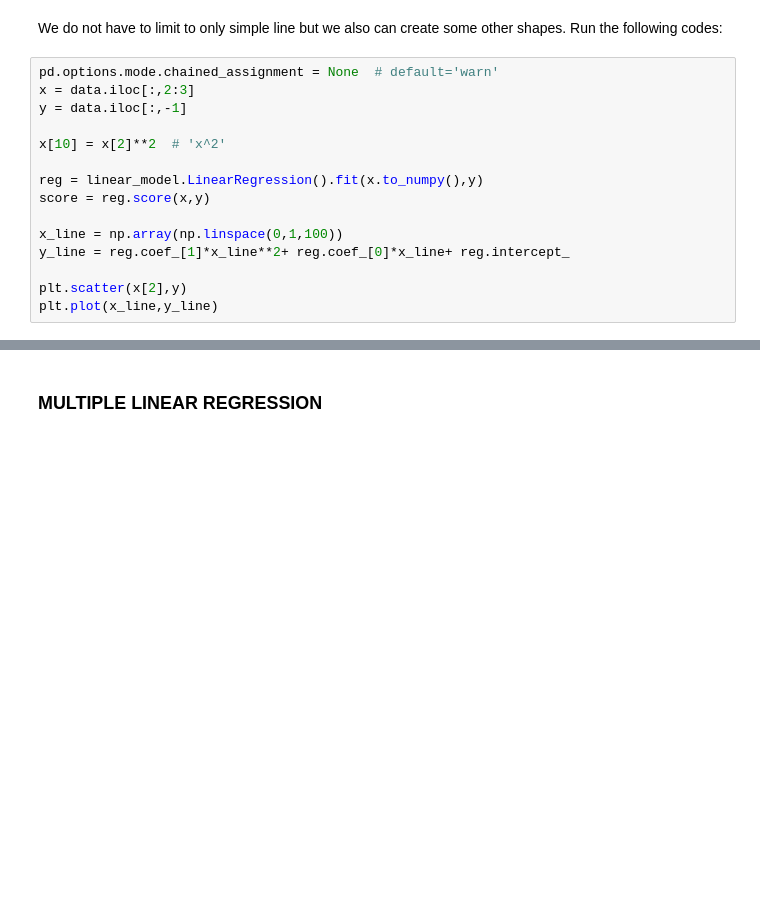
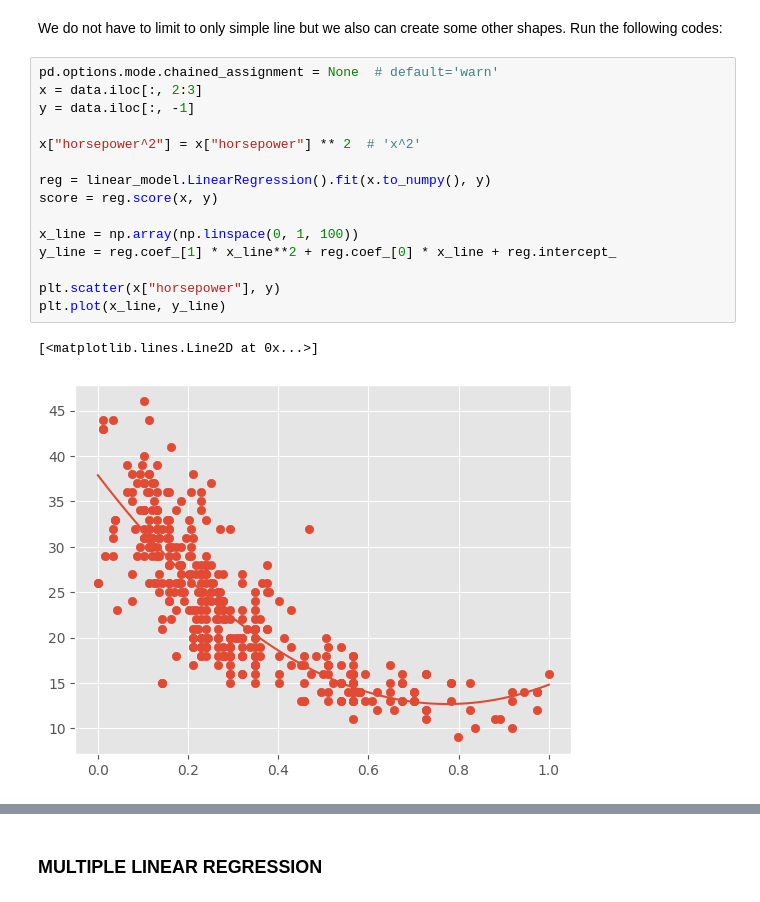
Before and after one commit to Michaszek224/wprowadzeniedosiecineuronowych, a Jupyter notebook: ml6/regression.ipynb, the cells around one changed output, grey strips where cells are left out. Drawn from its saved outputs; the diff is of its cells as text; blank space fills up the shorter version.

Commit message:
ml6 linear

```diff
--- a/ml6/regression.ipynb
+++ b/ml6/regression.ipynb
@@ -51,17 +114,20 @@ LinearRegressionOneScikit(data[2], data[7])
 We do not have to limit to only simple line but we also can create some other shapes. Run the following codes:
 # %%
 pd.options.mode.chained_assignment = None  # default='warn'
-x = data.iloc[:,2:3]
-y = data.iloc[:,-1]
+x = data.iloc[:, 2:3]
+y = data.iloc[:, -1]
 
-x[10] = x[2]**2  # 'x^2'
+x["horsepower^2"] = x["horsepower"] ** 2  # 'x^2'
 
-reg = linear_model.LinearRegression().fit(x.to_numpy(),y)
-score = reg.score(x,y)
+reg = linear_model.LinearRegression().fit(x.to_numpy(), y)
+score = reg.score(x, y)
 
-x_line = np.array(np.linspace(0,1,100))
-y_line = reg.coef_[1]*x_line**2+ reg.coef_[0]*x_line+ reg.intercept_
+x_line = np.array(np.linspace(0, 1, 100))
+y_line = reg.coef_[1] * x_line**2 + reg.coef_[0] * x_line + reg.intercept_
 
-plt.scatter(x[2],y)
-plt.plot(x_line,y_line)
+plt.scatter(x["horsepower"], y)
+plt.plot(x_line, y_line)
+# %% [output]
+[<matplotlib.lines.Line2D at 0x...>]
+[figure, added]
 # %%
```
Also changed, not shown: parts of 31 cells of this notebook, 4 other files.
